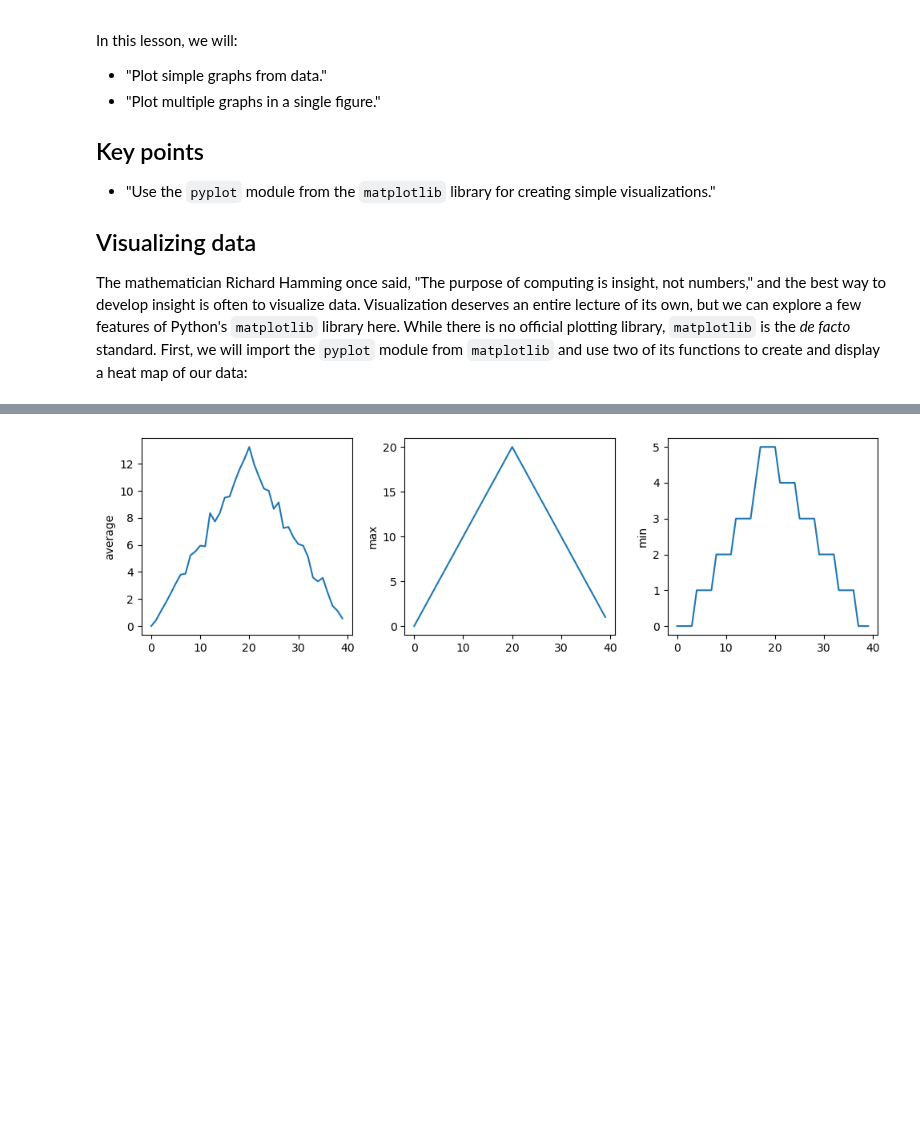
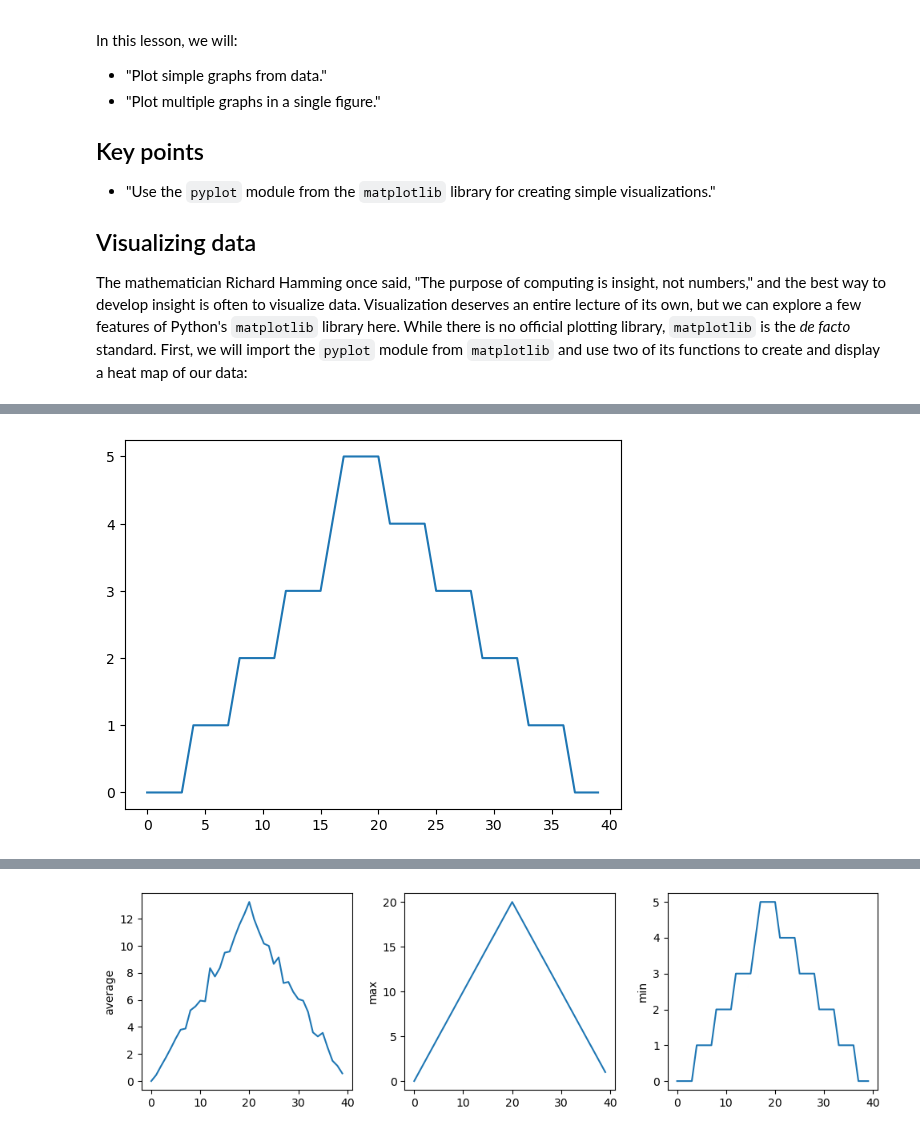
Before and after one commit to coding-for-reproducible-research/CfRR_Courses, a Jupyter notebook: individual_modules/introduction_to_python/analysis_task_2.ipynb, the cells around one changed output, grey strips where cells are left out. Saved outputs shown, nothing was run; the diff lists cells and outputs as text; code cells hidden in the pictures; blank space fills up the shorter version.

```diff
--- a/individual_modules/introduction_to_python/analysis_task_2.ipynb
+++ b/individual_modules/introduction_to_python/analysis_task_2.ipynb
@@ -49,8 +58,10 @@ Here, we have put the average inflammation per day across all patients in the va
 # %% [markdown]
 ![Line plot showing the maximum inflammation level per day across all patients. The x-axis represents days and the y-axis shows the maximum inflammation value observed. The curve rises sharply to a peak around the midpoint and then declines, indicating when the most severe inflammation occurred.](images/inflammation-01-maximum.svg)
 # %%
-#min_plot = plt.plot(np.min(data, axis=0))
-#plt.show()
+min_plot = plt.plot(np.min(data, axis=0))
+plt.show()
+# %% [output]
+[figure, added]
 # %% [markdown]
 ![Line plot showing the minimum inflammation level per day across all patients. The x-axis represents days and the y-axis shows the minimum recorded inflammation value. The plot remains relatively flat, indicating that at least one patient consistently experienced very low or zero inflammation throughout the period.](images/inflammation-01-minimum.svg)
 
```
Also changed, not shown: parts of 3 cells of this notebook, 2 other files.
